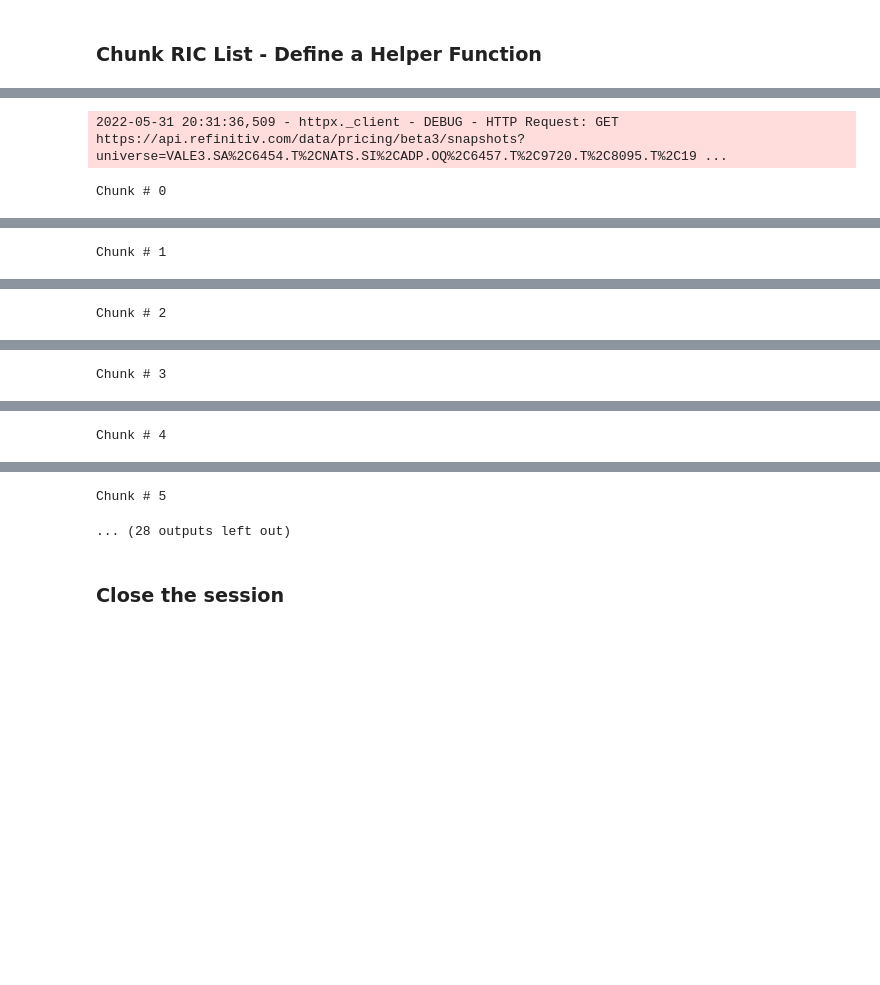
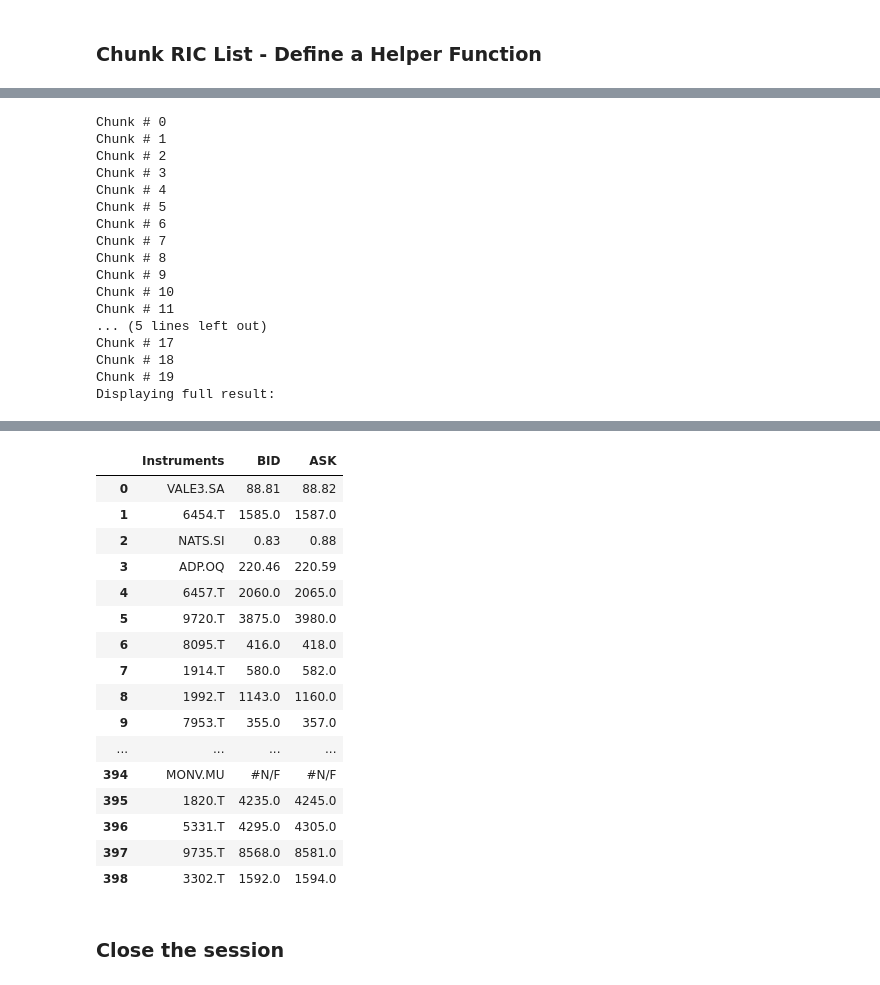
Before and after one commit to LSEG-API-Samples/Article.RDLibrary.Python.2KUseCase, a Jupyter notebook: Pricing-Snapshots-2K.ipynb, the cells around one changed output, grey strips where cells are left out. Drawn from its saved outputs; the diff is of its cells as text; code cells hidden in the pictures; blank space fills up the shorter version.

```diff
--- a/Pricing-Snapshots-2K.ipynb
+++ b/Pricing-Snapshots-2K.ipynb
@@ -207,5 +196,5 @@ and assemple results into single dataframe
 # %%
-dfResult = pd.DataFrame()
+dataAll = []
 myRicChunks = list_to_chunks(myRics, 100)
 for i in range(len(myRicChunks)):
     response = rd.content.pricing.Definition(
@@ -214,9 +203,26 @@ for i in range(len(myRicChunks)):
     ).get_data()
 
     print("Chunk #", i)
+    dataAll.append(response.data.df)
 #    print(response.data.df)
-    dfResult = dfResult.append(response.data.df,ignore_index=True)
-print('Result',dfResult)
+dfAll = pd.concat(dataAll,ignore_index=True)
+print('Displaying full result:')
+display(dfAll)
 # %% [output]
-2022-05-31 20:31:36,509 - httpx._client - DEBUG - HTTP Request: GET https://api.refinitiv.com/data/pricing/beta3/snapshots?universe=VALE3.SA%2C6454.T%2CNATS.SI%2CADP.OQ%2C6457.T%2C9720.T%2C8095.T%2C19 ...
+Chunk # 0
+Chunk # 1
+Chunk # 2
+Chunk # 3
+Chunk # 4
+Chunk # 5
+Chunk # 6
+Chunk # 7
+Chunk # 8
+Chunk # 9
+Chunk # 10
+Chunk # 11
+... (5 lines left out)
+Chunk # 17
+Chunk # 18
+Chunk # 19
+Displaying full result:
-Chunk # 0
@@ -224 +228,0 @@ Chunk # 0
-Chunk # 1
@@ -226 +228,0 @@ Chunk # 1
-Chunk # 2
@@ -228 +228,0 @@ Chunk # 2
-Chunk # 3
@@ -230 +228,0 @@ Chunk # 3
-Chunk # 4
@@ -232,5 +229,20 @@ Chunk # 4
-Chunk # 5
-... (28 outputs left out)
+|  | Instruments | BID | ASK |
+| 0 | VALE3.SA | 88.81 | 88.82 |
+| 1 | 6454.T | 1585.0 | 1587.0 |
+| 2 | NATS.SI | 0.83 | 0.88 |
+| 3 | ADP.OQ | 220.46 | 220.59 |
+| 4 | 6457.T | 2060.0 | 2065.0 |
+| 5 | 9720.T | 3875.0 | 3980.0 |
+| 6 | 8095.T | 416.0 | 418.0 |
+| 7 | 1914.T | 580.0 | 582.0 |
+| 8 | 1992.T | 1143.0 | 1160.0 |
+| 9 | 7953.T | 355.0 | 357.0 |
+| ... | ... | ... | ... |
+| 394 | MONV.MU | #N/F | #N/F |
+| 395 | 1820.T | 4235.0 | 4245.0 |
+| 396 | 5331.T | 4295.0 | 4305.0 |
+| 397 | 9735.T | 8568.0 | 8581.0 |
+| 398 | 3302.T | 1592.0 | 1594.0 |
 # %% [markdown]
 ### Close the session
 # %%
```
Also changed, not shown: parts of 9 cells of this notebook.
